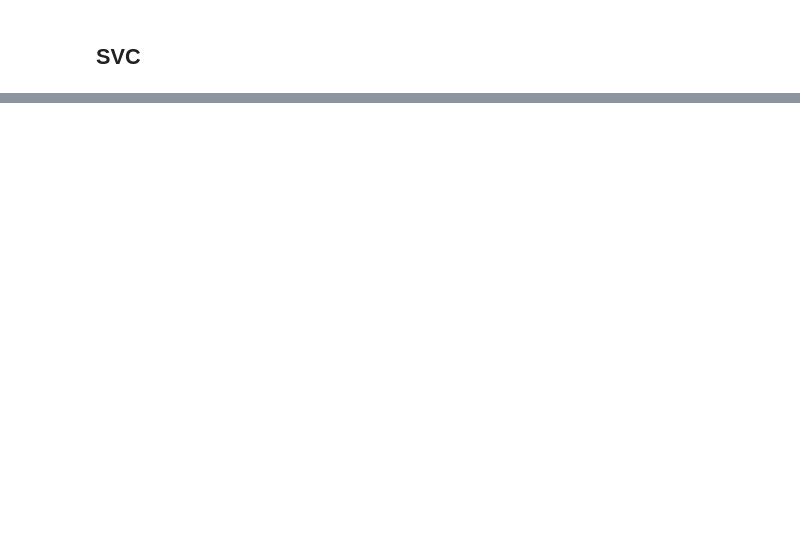
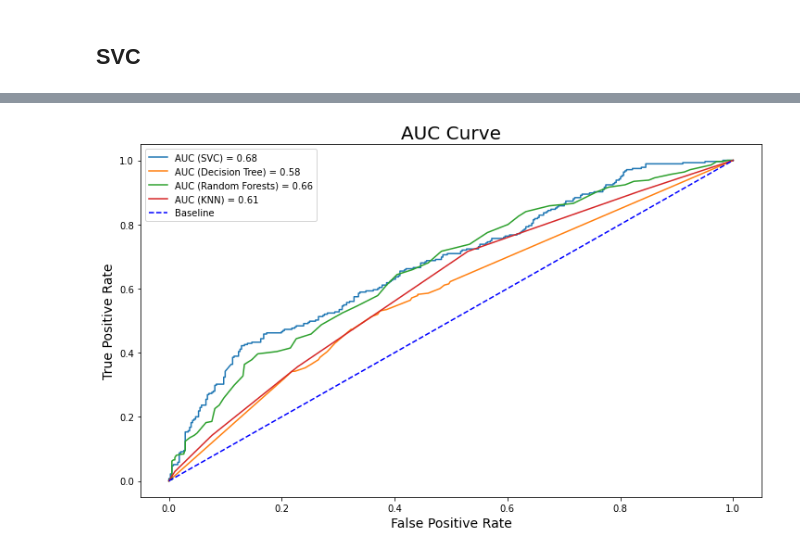
Before and after one commit to thesua7/Water-Potability-Prediction, a Jupyter notebook: Water Quality Prediction.ipynb, the cells around one changed output, grey strips where cells are left out. Cells and saved outputs as stored; diff of their text form; code cells hidden in the pictures; blank space fills up the shorter version.

```diff
--- a/Water Quality Prediction.ipynb
+++ b/Water Quality Prediction.ipynb
@@ -419,0 +426,33 @@ plot_roc_curve(fper, tper)
+# %%
+probs_svc = svc.predict_proba(X_test)[:, 1]
+probs_kne = kne.predict_proba(X_test)[:, 1]
+probs_rdf = rdf.predict_proba(X_test)[:, 1]
+probs_dt = dt.predict_proba(X_test)[:, 1]
+# %%
+from sklearn.metrics import roc_auc_score, roc_curve
+
+y_test_int = Y_test.replace({'Good': 1, 'Bad': 0})
+auc_svc = roc_auc_score(Y_test, probs_svc)
+fpr_svc, tpr_svc, thresholds_svc = roc_curve(y_test_int, probs_svc)
+
+auc_dt = roc_auc_score(y_test_int, probs_dt)
+fpr_dt, tpr_dt, thresholds_dt = roc_curve(y_test_int, probs_dt)
+
+auc_rdf = roc_auc_score(y_test_int, probs_rdf)
+fpr_rdf, tpr_rdf, thresholds_rdf = roc_curve(y_test_int, probs_rdf)
+
+auc_kne = roc_auc_score(y_test_int, probs_kne)
+fpr_kne, tpr_kne, thresholds_kne = roc_curve(y_test_int, probs_kne)
+
+mplt.figure(figsize=(12, 7))
+mplt.plot(fpr_svc, tpr_svc, label=f'AUC (SVC) = {auc_svc:.2f}')
+mplt.plot(fpr_dt, tpr_dt, label=f'AUC (Decision Tree) = {auc_dt:.2f}')
+mplt.plot(fpr_rdf, tpr_rdf, label=f'AUC (Random Forests) = {auc_rdf:.2f}')
+mplt.plot(fpr_kne, tpr_kne, label=f'AUC (KNN) = {auc_kne:.2f}')
+mplt.plot([0, 1], [0, 1], color='blue', linestyle='--', label='Baseline')
+mplt.title('AUC Curve', size=20)
+mplt.xlabel('False Positive Rate', size=14)
+mplt.ylabel('True Positive Rate', size=14)
+mplt.legend();
+# %% [output]
+[figure, added]
```
Also changed, not shown: parts of 15 cells of this notebook.
